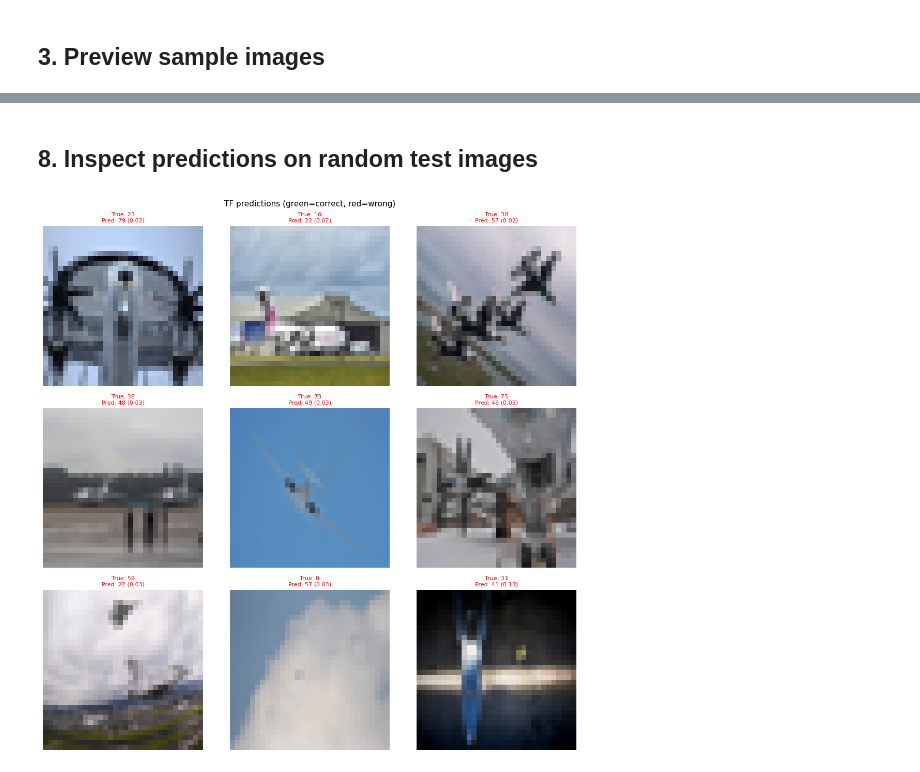
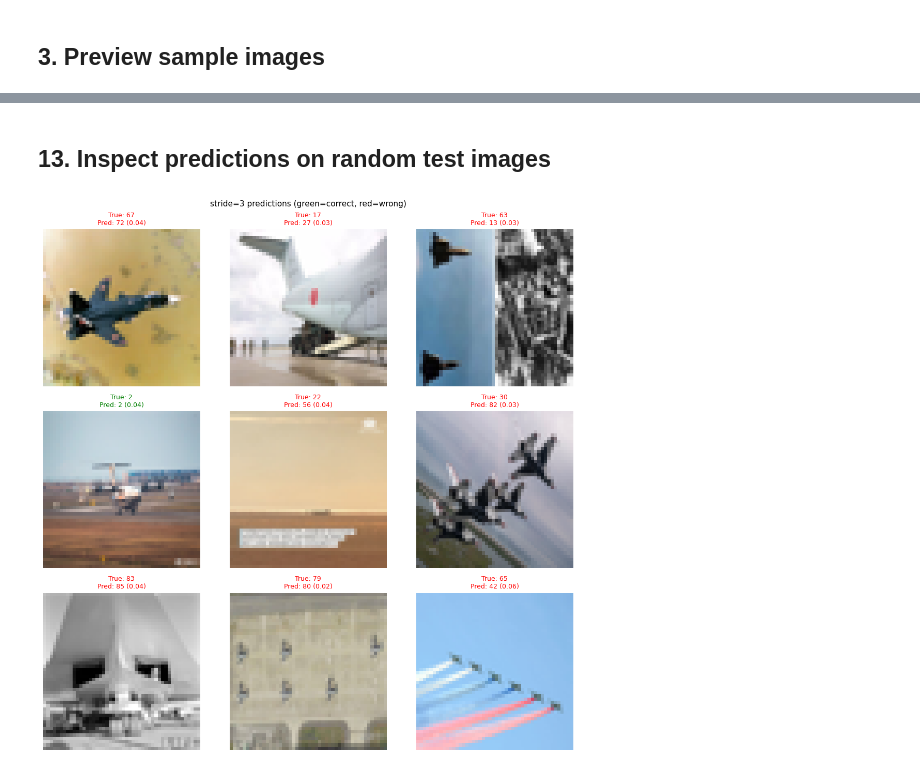
Before and after one commit to edwphysics/advanced_lab, a Jupyter notebook: topic6_NN_packs/nn_multiclass.ipynb, the cells around one changed output, grey strips where cells are left out. Cells and saved outputs as stored; diff of their text form; code cells hidden in the pictures.

```diff
--- a/topic6_NN_packs/nn_multiclass.ipynb
+++ b/topic6_NN_packs/nn_multiclass.ipynb
@@ -204,0 +162,5 @@ sklearn handles softmax and cross-entropy internally.
+# %%
+for k in [3, 5, 7]:
+    tf.random.set_seed(42)
+    model = make_cnn(kernel_size=k, strides=1, padding='same', name=f'CNN_k{k}')
+    results[f'kernel_size={k}'] = train_and_eval(model, f'kernel_size={k}')
@@ -204,0 +176,5 @@ sklearn handles softmax and cross-entropy internally.
+# %%
+for s in [1, 2, 3]:
+    tf.random.set_seed(42)
+    model = make_cnn(kernel_size=3, strides=s, padding='same', name=f'CNN_s{s}')
+    results[f'stride={s}'] = train_and_eval(model, f'stride={s}')
@@ -204,0 +191,5 @@ sklearn handles softmax and cross-entropy internally.
+# %%
+for p in ['same', 'valid']:
+    tf.random.set_seed(42)
+    model = make_cnn(kernel_size=3, strides=1, padding=p, name=f'CNN_{p}')
+    results[f'padding={p}'] = train_and_eval(model, f'padding={p}')
@@ -260,24 +247,23 @@ sklearn MLP                   0.0254
 # %%
-y_pred_tf = np.argmax(model_tf.predict(X_test_raw, verbose=0), axis=1)
+best_model = results[best_name][0]
+y_pred = np.argmax(best_model.predict(X_test_raw, verbose=0), axis=1)
 
-# Show only top-20 most populated classes to keep the plot readable
 top_classes = np.argsort(np.bincount(y_test))[-20:]
 mask = np.isin(y_test, top_classes)
 
 fig, ax = plt.subplots(figsize=(14, 12))
 ConfusionMatrixDisplay.from_predictions(
-    y_test[mask], y_pred_tf[mask],
-    labels=top_classes,                      # fuerza la matriz a estas 20 clases exactas
-    display_labels=le.classes_[top_classes],
+    y_test[mask], y_pred[mask], labels=top_classes,
+    display_labels=[str(c) for c in top_classes],
     xticks_rotation=90, ax=ax, colorbar=False
 )
-ax.set_title('Confusion matrix — TF model (top 20 classes)', fontsize=12)
+ax.set_title(f'Confusion matrix — {best_name} (top 20 classes)', fontsize=12)
 plt.tight_layout(); plt.show()
 
 print(classification_report(
-    y_test, y_pred_tf,
-    labels=le.transform(le.classes_),                    # todas las clases presentes
-    target_names=[str(c) for c in le.classes_],           # nombres como string
+    y_test, y_pred,
+    labels=np.unique(y_train),
+    target_names=[str(c) for c in np.unique(y_train)],
     zero_division=0
 ))
 # %% [output]
@@ -302,21 +288,18 @@ weighted avg       0.01      0.02      0.01      2361
 # %% [markdown]
-## 8. Inspect predictions on random test images
+## 13. Inspect predictions on random test images
 # %%
-idx = np.random.choice(len(X_test_raw), 9, replace=False)
-probs = model_tf.predict(X_test_raw[idx], verbose=0)
+idx   = np.random.choice(len(X_test_raw), 9, replace=False)
+probs = best_model.predict(X_test_raw[idx], verbose=0)
 
 fig, axes = plt.subplots(3, 3, figsize=(11, 11))
 for ax, i, prob in zip(axes.flat, idx, probs):
     pred  = np.argmax(prob)
     conf  = prob[pred]
     color = 'green' if pred == y_test[i] else 'red'
     ax.imshow(X_test_raw[i])
-    ax.set_title(
-        f'True: {le.classes_[y_test[i]]}\nPred: {le.classes_[pred]} ({conf:.2f})',
-        color=color, fontsize=8
-    )
+    ax.set_title(f'True: {y_test[i]}\nPred: {pred} ({conf:.2f})', color=color, fontsize=9)
     ax.axis('off')
-plt.suptitle('TF predictions (green=correct, red=wrong)', fontsize=11)
+plt.suptitle(f'{best_name} predictions (green=correct, red=wrong)', fontsize=11)
 plt.tight_layout(); plt.show()
 # %% [output]
-[figure, old version]
+[figure, new version]
```
Also changed, not shown: parts of 31 cells of this notebook.
